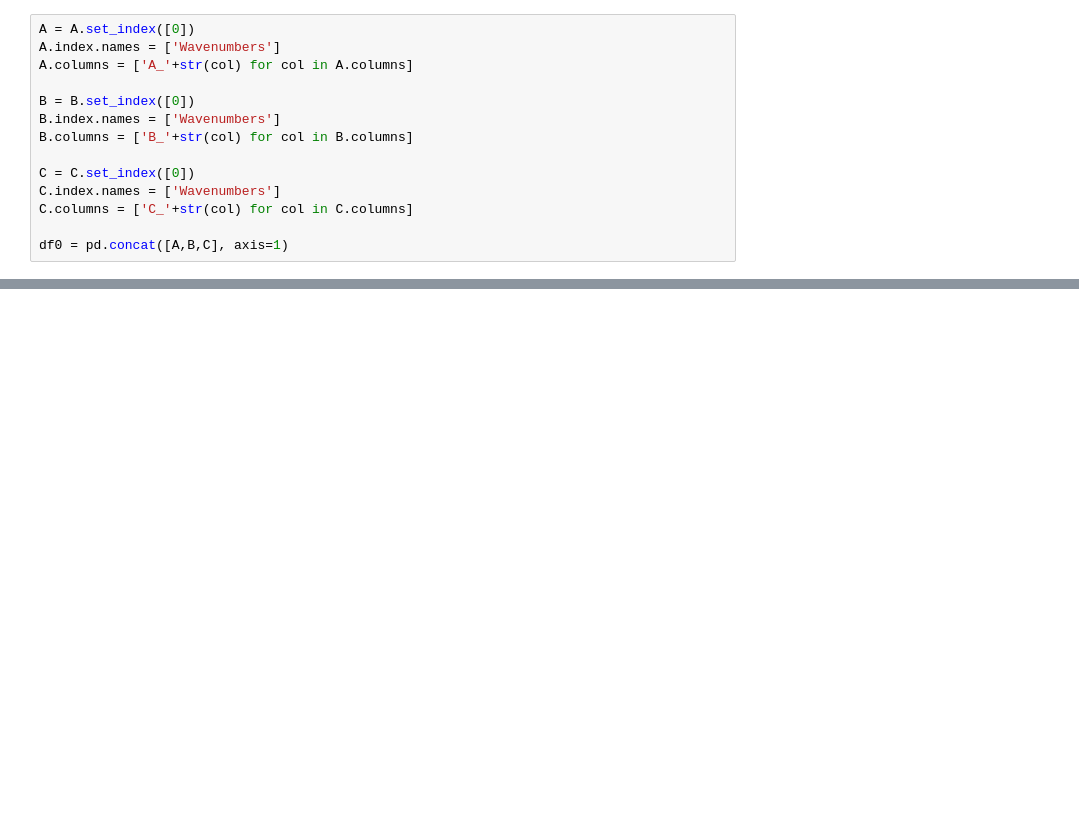
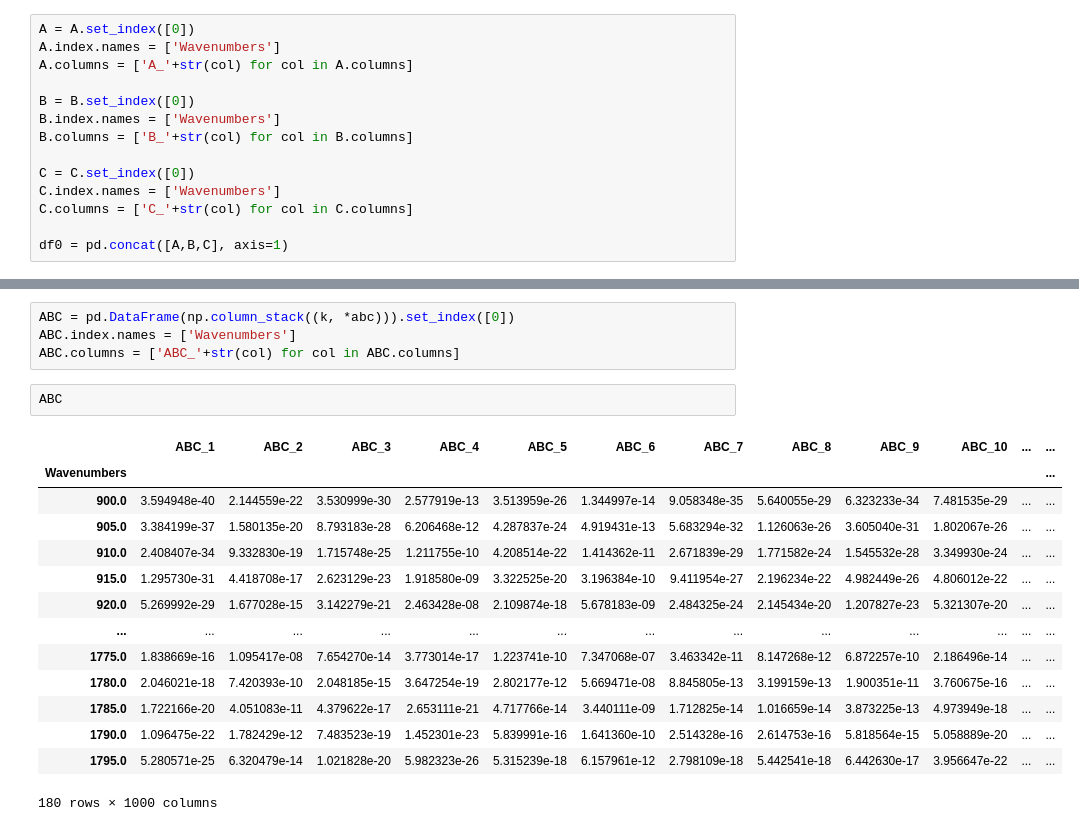
Before and after one commit to karol-pa/Spectra_Classification_Exercises, a Jupyter notebook: exercise_2.ipynb, the cells around one changed output, grey strips where cells are left out. Cells and saved outputs as stored; diff of their text form; blank space fills up the shorter version.

```diff
--- a/exercise_2.ipynb
+++ b/exercise_2.ipynb
@@ -109,0 +128,21 @@ df0
+# %%
+ABC = pd.DataFrame(np.column_stack((k, *abc))).set_index([0])
+ABC.index.names = ['Wavenumbers']
+ABC.columns = ['ABC_'+str(col) for col in ABC.columns]
+# %%
+ABC
+# %% [output]
+|  | ABC_1 | ABC_2 | ABC_3 | ABC_4 | ABC_5 | ABC_6 | ABC_7 | ABC_8 | ABC_9 | ABC_10 | ... | ... |
+| Wavenumbers |  |  |  |  |  |  |  |  |  |  |  | ... |
+| 900.0 | 3.594948e-40 | 2.144559e-22 | 3.530999e-30 | 2.577919e-13 | 3.513959e-26 | 1.344997e-14 | 9.058348e-35 | 5.640055e-29 | 6.323233e-34 | 7.481535e-29 | ... | ... |
+| 905.0 | 3.384199e-37 | 1.580135e-20 | 8.793183e-28 | 6.206468e-12 | 4.287837e-24 | 4.919431e-13 | 5.683294e-32 | 1.126063e-26 | 3.605040e-31 | 1.802067e-26 | ... | ... |
+| 910.0 | 2.408407e-34 | 9.332830e-19 | 1.715748e-25 | 1.211755e-10 | 4.208514e-22 | 1.414362e-11 | 2.671839e-29 | 1.771582e-24 | 1.545532e-28 | 3.349930e-24 | ... | ... |
+| 915.0 | 1.295730e-31 | 4.418708e-17 | 2.623129e-23 | 1.918580e-09 | 3.322525e-20 | 3.196384e-10 | 9.411954e-27 | 2.196234e-22 | 4.982449e-26 | 4.806012e-22 | ... | ... |
+| 920.0 | 5.269992e-29 | 1.677028e-15 | 3.142279e-21 | 2.463428e-08 | 2.109874e-18 | 5.678183e-09 | 2.484325e-24 | 2.145434e-20 | 1.207827e-23 | 5.321307e-20 | ... | ... |
+| ... | ... | ... | ... | ... | ... | ... | ... | ... | ... | ... | ... | ... |
+| 1775.0 | 1.838669e-16 | 1.095417e-08 | 7.654270e-14 | 3.773014e-17 | 1.223741e-10 | 7.347068e-07 | 3.463342e-11 | 8.147268e-12 | 6.872257e-10 | 2.186496e-14 | ... | ... |
+| 1780.0 | 2.046021e-18 | 7.420393e-10 | 2.048185e-15 | 3.647254e-19 | 2.802177e-12 | 5.669471e-08 | 8.845805e-13 | 3.199159e-13 | 1.900351e-11 | 3.760675e-16 | ... | ... |
+| 1785.0 | 1.722166e-20 | 4.051083e-11 | 4.379622e-17 | 2.653111e-21 | 4.717766e-14 | 3.440111e-09 | 1.712825e-14 | 1.016659e-14 | 3.873225e-13 | 4.973949e-18 | ... | ... |
+| 1790.0 | 1.096475e-22 | 1.782429e-12 | 7.483523e-19 | 1.452301e-23 | 5.839991e-16 | 1.641360e-10 | 2.514328e-16 | 2.614753e-16 | 5.818564e-15 | 5.058889e-20 | ... | ... |
+| 1795.0 | 5.280571e-25 | 6.320479e-14 | 1.021828e-20 | 5.982323e-26 | 5.315239e-18 | 6.157961e-12 | 2.798109e-18 | 5.442541e-18 | 6.442630e-17 | 3.956647e-22 | ... | ... |
+180 rows × 1000 columns
```
Also changed, not shown: parts of 13 cells of this notebook.
